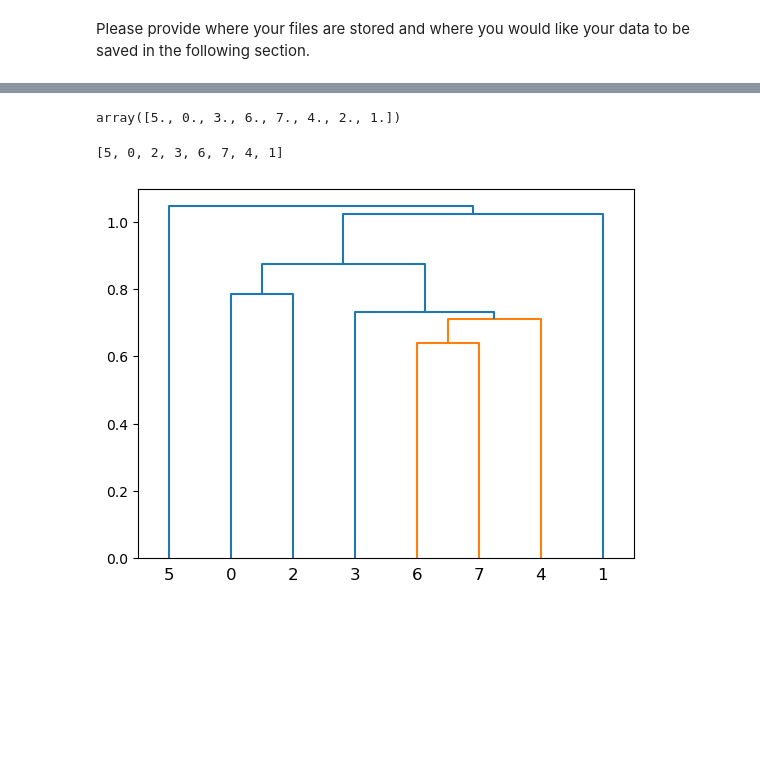
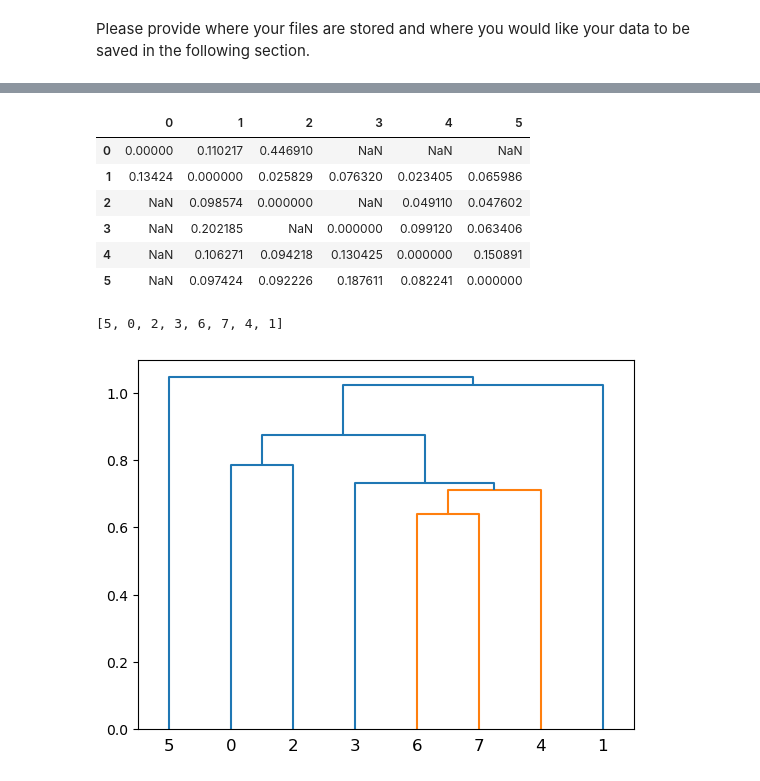
Before and after one commit to scholz-lab/PpaPred, a Jupyter notebook: BatchAnalysis-Copy2.ipynb, the cells around one changed output, grey strips where cells are left out. Cells and saved outputs as stored; diff of their text form; code cells hidden in the pictures; blank space fills up the shorter version.

```diff
--- a/BatchAnalysis-Copy2.ipynb
+++ b/BatchAnalysis-Copy2.ipynb
@@ -256,7 +292,13 @@ array([1.02724539, 0.95658239, 0.9330499 , 0.81262756, 0.8874731 ,
 # %%
-ordering
+trans_
 # %% [output]
-array([5., 0., 3., 6., 7., 4., 2., 1.])
+|  | 0 | 1 | 2 | 3 | 4 | 5 |
+| 0 | 0.00000 | 0.110217 | 0.446910 | NaN | NaN | NaN |
+| 1 | 0.13424 | 0.000000 | 0.025829 | 0.076320 | 0.023405 | 0.065986 |
+| 2 | NaN | 0.098574 | 0.000000 | NaN | 0.049110 | 0.047602 |
+| 3 | NaN | 0.202185 | NaN | 0.000000 | 0.099120 | 0.063406 |
+| 4 | NaN | 0.106271 | 0.094218 | 0.130425 | 0.000000 | 0.150891 |
+| 5 | NaN | 0.097424 | 0.092226 | 0.187611 | 0.082241 | 0.000000 |
 # %%
 dendrogram(Z)['leaves']
 # %% [output]
```
Also changed, not shown: parts of 19 cells of this notebook, 16 other files.
